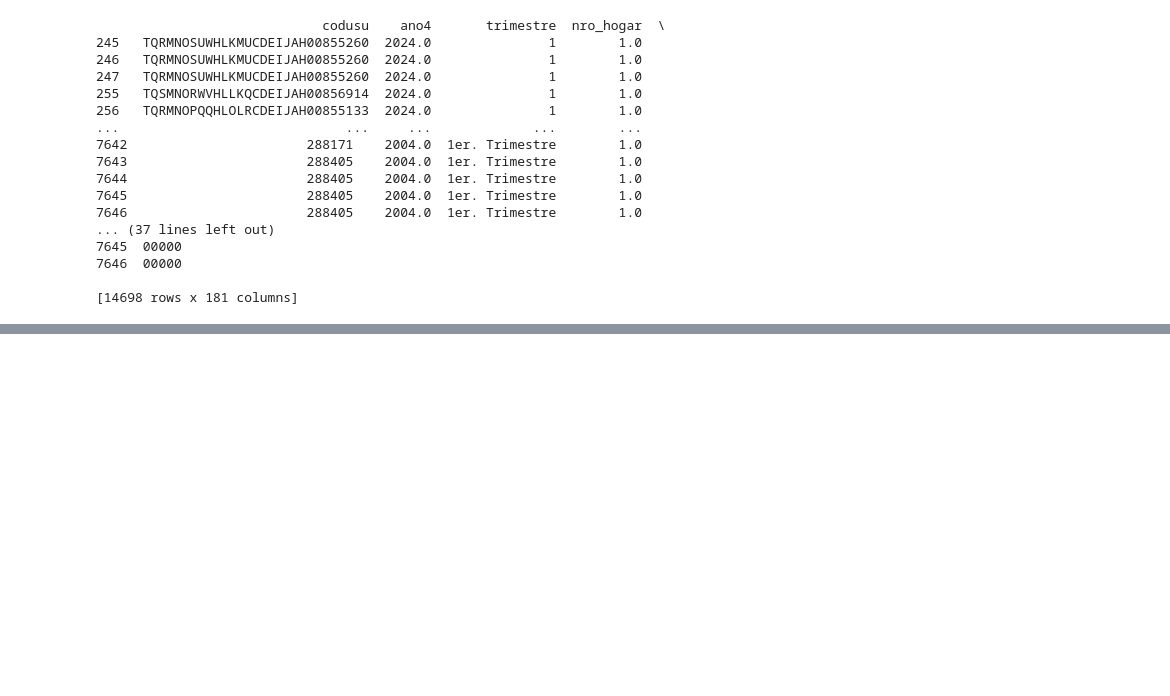
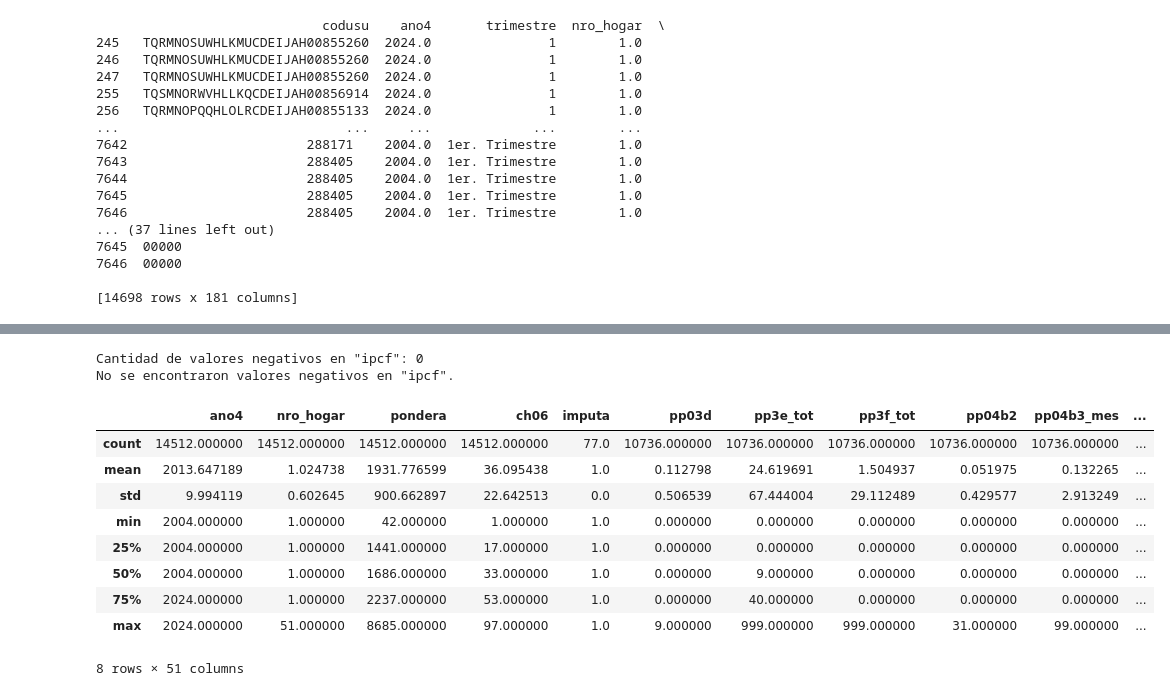
Before and after one commit to AngelaNavajas/CC408-T1-4, a Jupyter notebook: TP3/TP3.ipynb, the cells around one changed output, grey strips where cells are left out. Drawn from its saved outputs; the diff is of its cells as text; code cells hidden in the pictures; blank space fills up the shorter version.

```diff
--- a/TP3/TP3.ipynb
+++ b/TP3/TP3.ipynb
@@ -139,0 +213,18 @@ TypeError: '>=' not supported between instances of 'str' and 'int'
+# %%
+#Convierto en cadena para no perder los valores numericos
+base_prelimpieza['ch07'] = base_prelimpieza['ch07'].astype(str)
+#Me aseguro que las variables esten prolijas para que se hagan los cambios que le pido
+base_prelimpieza['ch07'] = base_prelimpieza['ch07'].str.strip().str.lower()
+#Siento que aca me podria fijar de hacerlo en una nueva base en vez de ir poniendo todo en las misma piorque si no se encima...
+# Reemplazar los valores de '1', '2', 'mujer' y 'varón'
+base_prelimpieza['ch07'] = base_prelimpieza['ch07'].replace({
+    'unido': '1',
+    'casado': '2',
+    'separado o divorciado': '3',
+    'viudo': '4',
+    'soltero': '5'
+})
+
+#Reviso que no se me pierdan datos
+print('Resultado del cambio:')
+print(base_prelimpieza['ch07'].value_counts())
@@ -140,3 +471,29 @@ TypeError: '>=' not supported between instances of 'str' and 'int'
+# %%
+valores_negativos = base_prelimpieza1[base_prelimpieza1['ipcf'] < 0]
+cantidad_negativos = len(valores_negativos)
+# Mostrar resultados
+print(f'Cantidad de valores negativos en "ipcf": {cantidad_negativos}')
+if cantidad_negativos > 0:
+    print('Valores negativos encontrados:')
+    print(valores_negativos['ipcf'])
+else:
+    print('No se encontraron valores negativos en "ipcf".')
+# %% [output]
+Cantidad de valores negativos en "ipcf": 0
+No se encontraron valores negativos en "ipcf".
+# %%
+base_prelimpieza1.describe()
+# %% [output]
+|  | ano4 | nro_hogar | pondera | ch06 | imputa | pp03d | pp3e_tot | pp3f_tot | pp04b2 | pp04b3_mes | ... |
+| count | 14512.000000 | 14512.000000 | 14512.000000 | 14512.000000 | 77.0 | 10736.000000 | 10736.000000 | 10736.000000 | 10736.000000 | 10736.000000 | ... |
+| mean | 2013.647189 | 1.024738 | 1931.776599 | 36.095438 | 1.0 | 0.112798 | 24.619691 | 1.504937 | 0.051975 | 0.132265 | ... |
+| std | 9.994119 | 0.602645 | 900.662897 | 22.642513 | 0.0 | 0.506539 | 67.444004 | 29.112489 | 0.429577 | 2.913249 | ... |
+| min | 2004.000000 | 1.000000 | 42.000000 | 1.000000 | 1.0 | 0.000000 | 0.000000 | 0.000000 | 0.000000 | 0.000000 | ... |
+| 25% | 2004.000000 | 1.000000 | 1441.000000 | 17.000000 | 1.0 | 0.000000 | 0.000000 | 0.000000 | 0.000000 | 0.000000 | ... |
+| 50% | 2004.000000 | 1.000000 | 1686.000000 | 33.000000 | 1.0 | 0.000000 | 9.000000 | 0.000000 | 0.000000 | 0.000000 | ... |
+| 75% | 2024.000000 | 1.000000 | 2237.000000 | 53.000000 | 1.0 | 0.000000 | 40.000000 | 0.000000 | 0.000000 | 0.000000 | ... |
+| max | 2024.000000 | 51.000000 | 8685.000000 | 97.000000 | 1.0 | 9.000000 | 999.000000 | 999.000000 | 31.000000 | 99.000000 | ... |
+8 rows × 51 columns
 # %%
 # Edad sea menor a 17 y no son solteros
 filtro_edad = base_prelimpieza['ch06'] < 17
```
Also changed, not shown: parts of 30 cells of this notebook.
